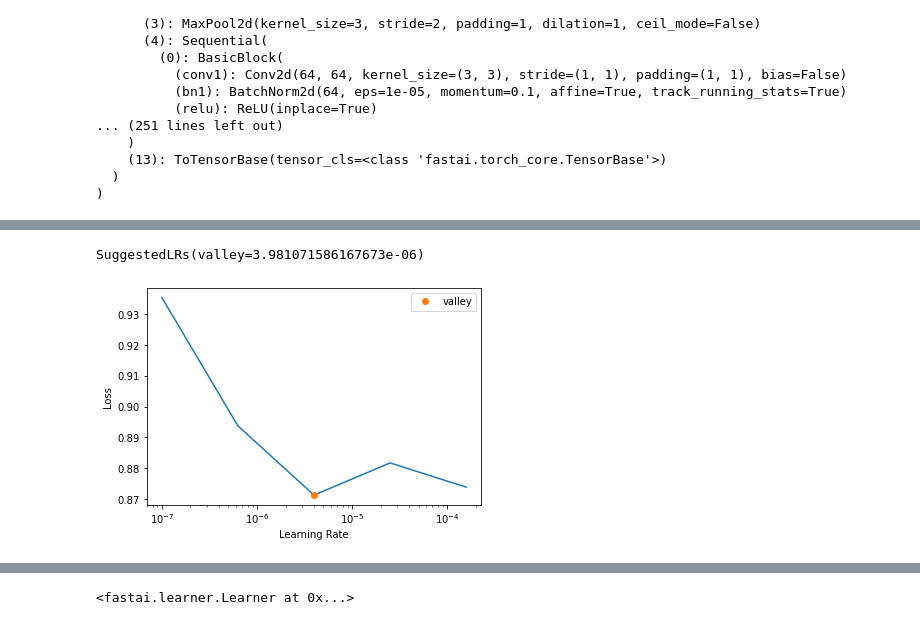
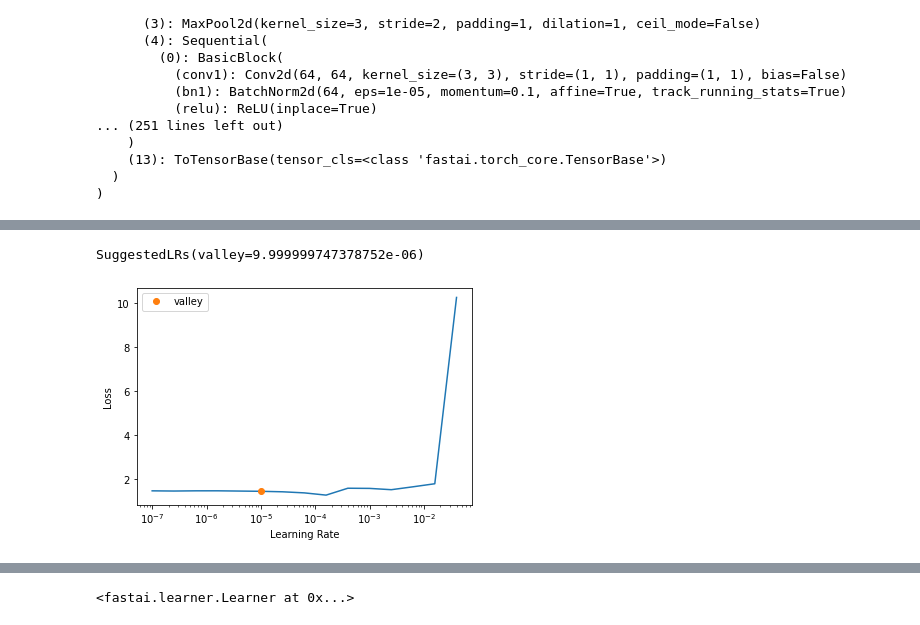
Before and after one commit to qiaolinhan/giao, a Jupyter notebook: havingfun/detecting/segmentation/unet34/Attention U-res34-infastai.ipynb, the cells around one changed output, grey strips where cells are left out. Saved outputs shown, nothing was run; the diff lists cells and outputs as text; code cells hidden in the pictures.

```diff
--- a/havingfun/detecting/segmentation/unet34/Attention U-res34-infastai.ipynb
+++ b/havingfun/detecting/segmentation/unet34/Attention U-res34-infastai.ipynb
@@ -30,6 +30,8 @@ print(fnames[0])
 # %% [output]
 /home/qiao/dev/giao/datasets/S_kaggle_wildfire/000366.jpg
 # %%
+fnames = get_image_files(path_img)
+print(fnames[0])
 lbl_names = get_image_files(path_label)
 print(lbl_names[0])
 # %% [output]
@@ -50,7 +52,7 @@ defaults.use_cuda = True
 # %%
 dls = SegmentationDataLoaders.from_label_func(
     path_img,
-    bs = 1,
+    bs = 2,
     fnames = fnames,
     label_func = get_y_fn,
     codes = codes,
@@ -95,9 +97,9 @@ DynamicUnet(
 # %%
 # learn.model
 # %%
-learn.lr_find(stop_div=False, num_it=10)
+learn.lr_find(stop_div=False, num_it=20)
 # %% [output]
 [interactive output not drawn]
-SuggestedLRs(valley=3.981071586167673e-06)
+SuggestedLRs(valley=9.999999747378752e-06)
-[figure, old version]
+[figure, new version]
 # %%
```
Also changed, not shown: parts of 29 cells of this notebook, 1 other file.
